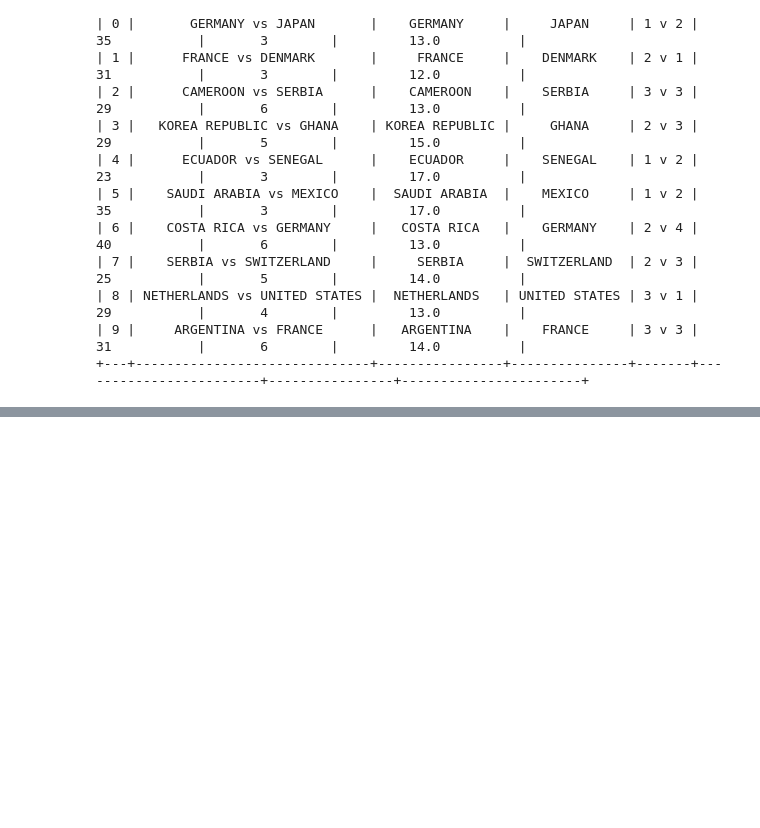
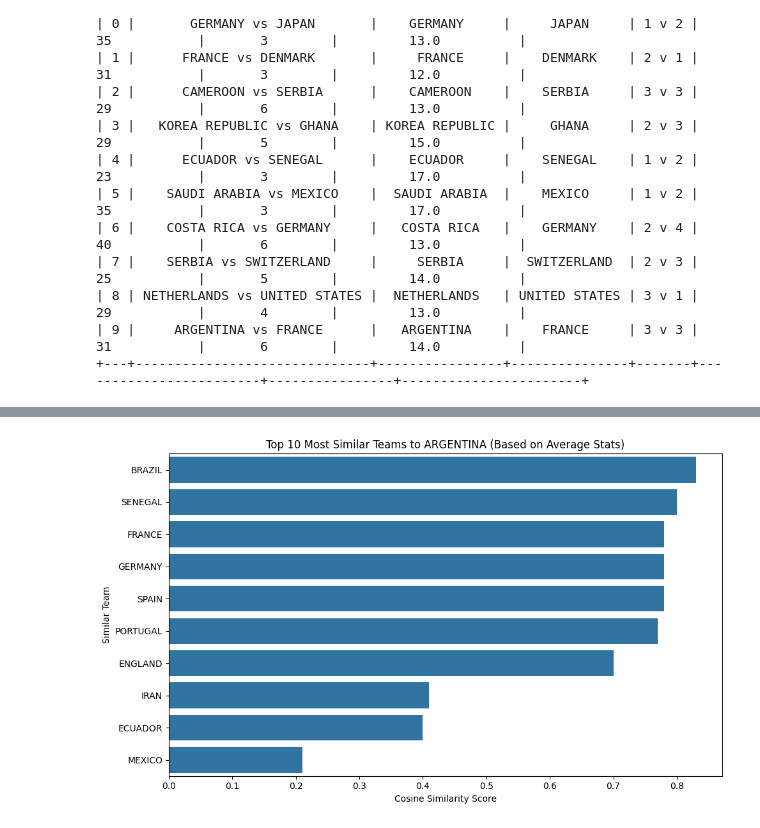
Before and after one commit to andy5859/414FIFASTATS, a Jupyter notebook: fifa_world_cup_stats.ipynb, the cells around one changed output, grey strips where cells are left out. Drawn from its saved outputs; the diff is of its cells as text; code cells hidden in the pictures; blank space fills up the shorter version.

```diff
--- a/fifa_world_cup_stats.ipynb
+++ b/fifa_world_cup_stats.ipynb
@@ -420,0 +330,97 @@ print(tabulate(group_similar, headers='keys', tablefmt='grid', showindex=False))
+# %%
+#Importing the CSV file
+import pandas as pd
+import numpy as np
+import matplotlib.pyplot as plt
+import seaborn as sns
+
+df = pd.read_csv("fifa_stats.csv")
+df.columns = df.columns.str.strip()
+
+
+
+
+# Get similarity data for Argentina
+argentina_similarity = get_similar_teams("ARGENTINA", top_n=10)
+
+# Create a bar plot
+plt.figure(figsize=(10, 6))
+sns.barplot(x='Similarity Score', y='Similar Team', data=argentina_similarity)
+plt.title('Top 10 Most Similar Teams to ARGENTINA (Based on Average Stats)')
+plt.xlabel('Cosine Similarity Score')
+plt.ylabel('Similar Team')
+plt.tight_layout()
+plt.show()
+
+# Get similarity data for France
+france_similarity = get_similar_teams("FRANCE", top_n=10)
+
+# Create a bar plot
+plt.figure(figsize=(10, 6))
+sns.barplot(x='Similarity Score', y='Similar Team', data=france_similarity)
+plt.title('Top 10 Most Similar Teams to FRANCE (Based on Average Stats)')
+plt.xlabel('Cosine Similarity Score')
+plt.ylabel('Similar Team')
+plt.tight_layout()
+plt.show()
+
+# Get similarity data for Germany
+germany_similarity = get_similar_teams("GERMANY", top_n=10)
+
+# Create a bar plot
+plt.figure(figsize=(10, 6))
+sns.barplot(x='Similarity Score', y='Similar Team', data=germany_similarity)
+plt.title('Top 10 Most Similar Teams to GERMANY (Based on Average Stats)')
+plt.xlabel('Cosine Similarity Score')
+plt.ylabel('Similar Team')
+plt.tight_layout()
+plt.show()
+
+def get_similar_to_group(team_list, top_n=10):
+    # Check all teams exist
+    for team in team_list:
+        if team not in scaled_profiles.index:
+            raise ValueError(f"{team} not found in scaled_profiles.")
+
+    # Get the average feature vector for the group
+    group_vector = scaled_profiles.loc[team_list].mean(axis=0).values.reshape(1, -1)
+
+    # Compute cosine similarity to all teams
+    all_teams = scaled_profiles.index
+    all_vectors = scaled_profiles.values
+    similarities = cosine_similarity(group_vector, all_vectors).flatten()
+
+    # Build DataFrame of results
+    results = pd.DataFrame({
+        'Team': all_teams,
+        'Similarity Score': similarities
+    })
+
+    # Exclude original group teams
+    results = results[~results['Team'].isin(team_list)]
+
+    # Sort and get top N
+    results = results.sort_values(by='Similarity Score', ascending=False).head(top_n).reset_index(drop=True)
+
+    stats = team_profiles.loc[results['Team']].reset_index()
+    final_df = stats.copy()
+
+    similarity_scores = results['Similarity Score'].reset_index(drop=True)
+    final_df['Similarity Score'] = similarity_scores.round(3)
+
+    return final_df
+
+group_similar = get_similar_to_group(['ARGENTINA', 'FRANCE', 'GERMANY'], top_n=10)
+
+# Create a bar plot for the similar teams to the group
+plt.figure(figsize=(10, 6))
+sns.barplot(x='Similarity Score', y='Team', data=group_similar)
+plt.title('Top 10 Most Similar Teams to ARGENTINA, FRANCE, & GERMANY (Average)')
+plt.xlabel('Cosine Similarity Score')
+plt.ylabel('Similar Team')
+plt.tight_layout()
+plt.show()
+
+print(tabulate(group_similar, headers='keys', tablefmt='grid', showindex=False))
+# %% [output]
+[figure, added]
```
Also changed, not shown: parts of 6 cells of this notebook.
